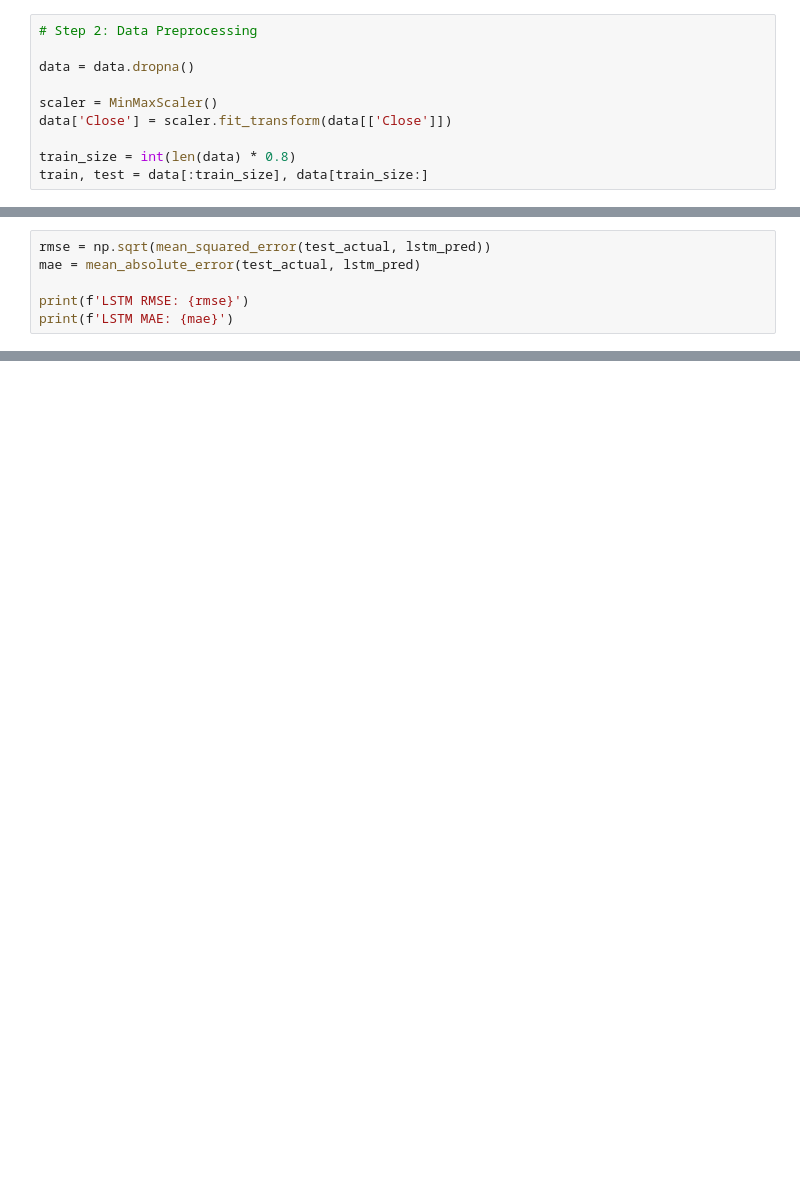
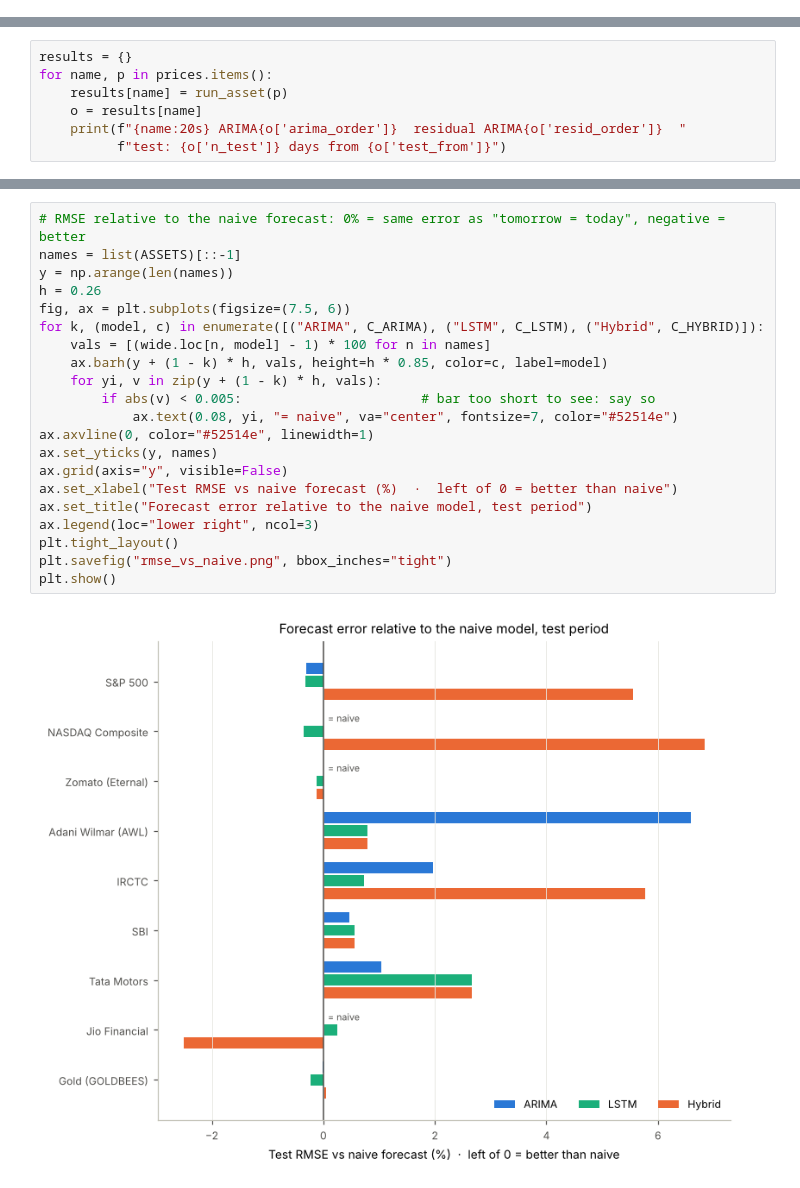
Before and after one commit to abishekam23/Stock-Prediction---Hybrid-Arima, a Jupyter notebook: Hybrid_Model.ipynb, the cells around one changed output, grey strips where cells are left out. Cells and saved outputs as stored; diff of their text form; blank space fills up the shorter version.

```diff
--- a/Hybrid_Model.ipynb
+++ b/Hybrid_Model.ipynb
@@ -41,10 +0,0 @@ data = data[['Close']]
-# %%
-# Step 2: Data Preprocessing
-
-data = data.dropna()
-
-scaler = MinMaxScaler()
-data['Close'] = scaler.fit_transform(data[['Close']])
-
-train_size = int(len(data) * 0.8)
-train, test = data[:train_size], data[train_size:]
@@ -118,6 +0,0 @@ residuals = test_actual - lstm_pred
-# %%
-rmse = np.sqrt(mean_squared_error(test_actual, lstm_pred))
-mae = mean_absolute_error(test_actual, lstm_pred)
-
-print(f'LSTM RMSE: {rmse}')
-print(f'LSTM MAE: {mae}')
@@ -183,0 +208,7 @@ plt.show()
+# %%
+results = {}
+for name, p in prices.items():
+    results[name] = run_asset(p)
+    o = results[name]
+    print(f"{name:20s} ARIMA{o['arima_order']}  residual ARIMA{o['resid_order']}  "
+          f"test: {o['n_test']} days from {o['test_from']}")
@@ -183,0 +351,23 @@ plt.show()
+# %%
+# RMSE relative to the naive forecast: 0% = same error as "tomorrow = today", negative = better
+names = list(ASSETS)[::-1]
+y = np.arange(len(names))
+h = 0.26
+fig, ax = plt.subplots(figsize=(7.5, 6))
+for k, (model, c) in enumerate([("ARIMA", C_ARIMA), ("LSTM", C_LSTM), ("Hybrid", C_HYBRID)]):
+    vals = [(wide.loc[n, model] - 1) * 100 for n in names]
+    ax.barh(y + (1 - k) * h, vals, height=h * 0.85, color=c, label=model)
+    for yi, v in zip(y + (1 - k) * h, vals):
+        if abs(v) < 0.005:                       # bar too short to see: say so
+            ax.text(0.08, yi, "= naive", va="center", fontsize=7, color="#52514e")
+ax.axvline(0, color="#52514e", linewidth=1)
+ax.set_yticks(y, names)
+ax.grid(axis="y", visible=False)
+ax.set_xlabel("Test RMSE vs naive forecast (%)  ·  left of 0 = better than naive")
+ax.set_title("Forecast error relative to the naive model, test period")
+ax.legend(loc="lower right", ncol=3)
+plt.tight_layout()
+plt.savefig("rmse_vs_naive.png", bbox_inches="tight")
+plt.show()
+# %% [output]
+[figure, added]
```
Also changed, not shown: parts of 26 cells of this notebook, 6 other files.
